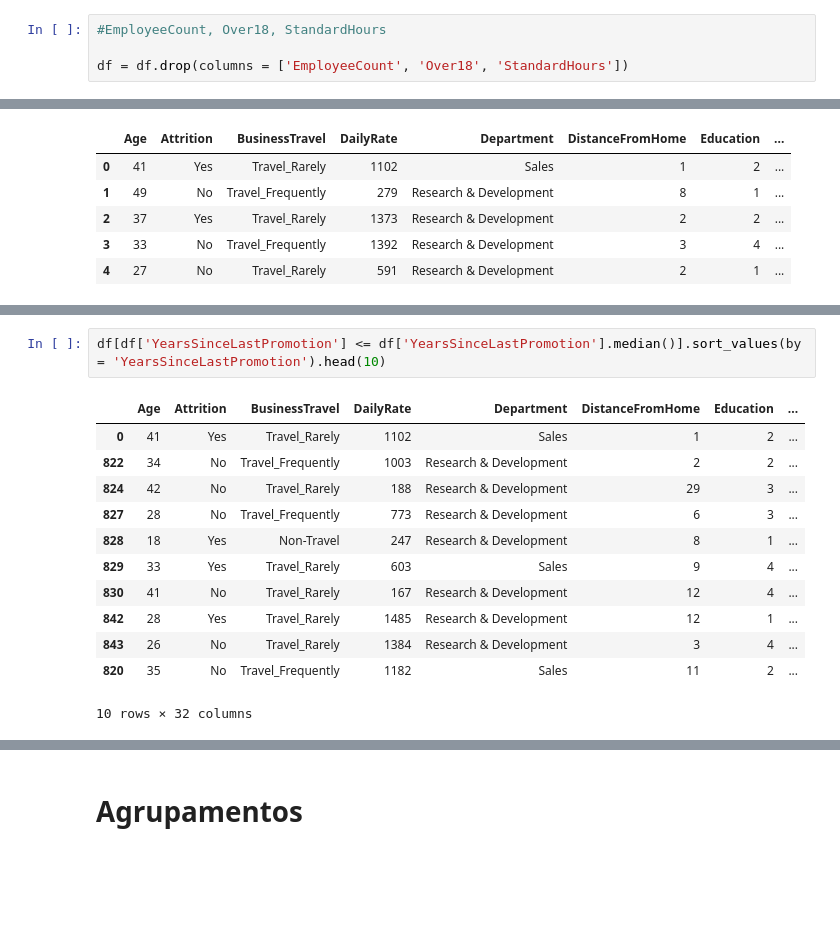
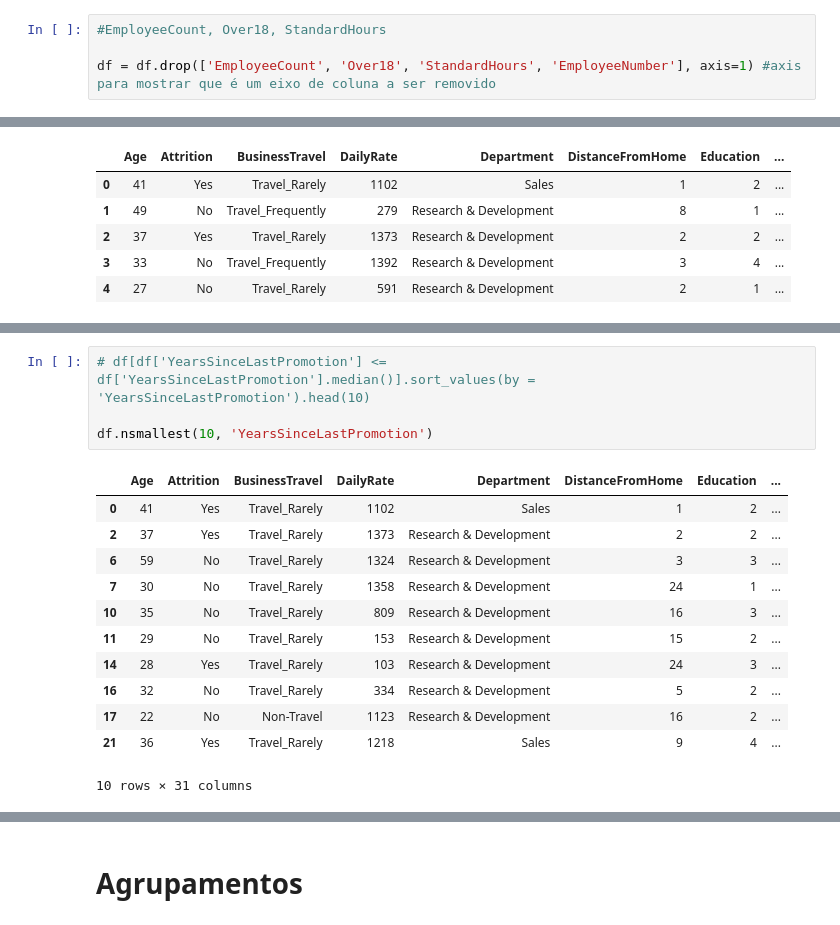
Before and after one commit to stephanyresque/projeto-IBM, a Jupyter notebook: projeto_IBM.ipynb, the cells around one changed output, grey strips where cells are left out. Cells and saved outputs as stored; diff of their text form; blank space fills up the shorter version.

```diff
--- a/projeto_IBM.ipynb
+++ b/projeto_IBM.ipynb
@@ -380,7 +380,7 @@ with pd.option_context('display.max_columns', 35):
 # %%
 #EmployeeCount, Over18, StandardHours
 
-df = df.drop(columns = ['EmployeeCount', 'Over18', 'StandardHours'])
+df = df.drop(['EmployeeCount', 'Over18', 'StandardHours', 'EmployeeNumber'], axis=1) #axis para mostrar que é um eixo de coluna a ser removido
 # %%
 with pd.option_context('display.max_columns', 35):
   display(df.head())
@@ -482,15 +506,17 @@ df[df['YearsSinceLastPromotion'] > df['YearsSinceLastPromotion'].median()].sort_
 # %%
-df[df['YearsSinceLastPromotion'] <= df['YearsSinceLastPromotion'].median()].sort_values(by = 'YearsSinceLastPromotion').head(10)
+# df[df['YearsSinceLastPromotion'] <= df['YearsSinceLastPromotion'].median()].sort_values(by = 'YearsSinceLastPromotion').head(10)
+
+df.nsmallest(10, 'YearsSinceLastPromotion')
 # %% [output]
 |  | Age | Attrition | BusinessTravel | DailyRate | Department | DistanceFromHome | Education | ... |
 | 0 | 41 | Yes | Travel_Rarely | 1102 | Sales | 1 | 2 | ... |
-| 822 | 34 | No | Travel_Frequently | 1003 | Research & Development | 2 | 2 | ... |
-| 824 | 42 | No | Travel_Rarely | 188 | Research & Development | 29 | 3 | ... |
-| 827 | 28 | No | Travel_Frequently | 773 | Research & Development | 6 | 3 | ... |
-| 828 | 18 | Yes | Non-Travel | 247 | Research & Development | 8 | 1 | ... |
-| 829 | 33 | Yes | Travel_Rarely | 603 | Sales | 9 | 4 | ... |
-| 830 | 41 | No | Travel_Rarely | 167 | Research & Development | 12 | 4 | ... |
-| 842 | 28 | Yes | Travel_Rarely | 1485 | Research & Development | 12 | 1 | ... |
-| 843 | 26 | No | Travel_Rarely | 1384 | Research & Development | 3 | 4 | ... |
-| 820 | 35 | No | Travel_Frequently | 1182 | Sales | 11 | 2 | ... |
+| 2 | 37 | Yes | Travel_Rarely | 1373 | Research & Development | 2 | 2 | ... |
+| 6 | 59 | No | Travel_Rarely | 1324 | Research & Development | 3 | 3 | ... |
+| 7 | 30 | No | Travel_Rarely | 1358 | Research & Development | 24 | 1 | ... |
+| 10 | 35 | No | Travel_Rarely | 809 | Research & Development | 16 | 3 | ... |
+| 11 | 29 | No | Travel_Rarely | 153 | Research & Development | 15 | 2 | ... |
+| 14 | 28 | Yes | Travel_Rarely | 103 | Research & Development | 24 | 3 | ... |
+| 16 | 32 | No | Travel_Rarely | 334 | Research & Development | 5 | 2 | ... |
+| 17 | 22 | No | Non-Travel | 1123 | Research & Development | 16 | 2 | ... |
+| 21 | 36 | Yes | Travel_Rarely | 1218 | Sales | 9 | 4 | ... |
-10 rows × 32 columns
+10 rows × 31 columns
```
Also changed, not shown: parts of 8 cells of this notebook.
